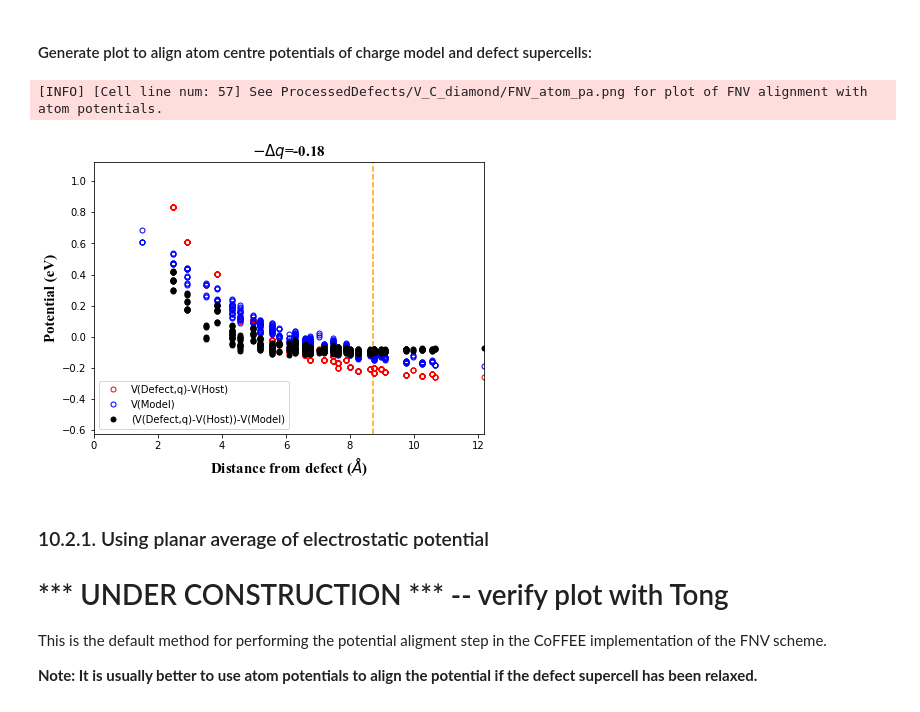
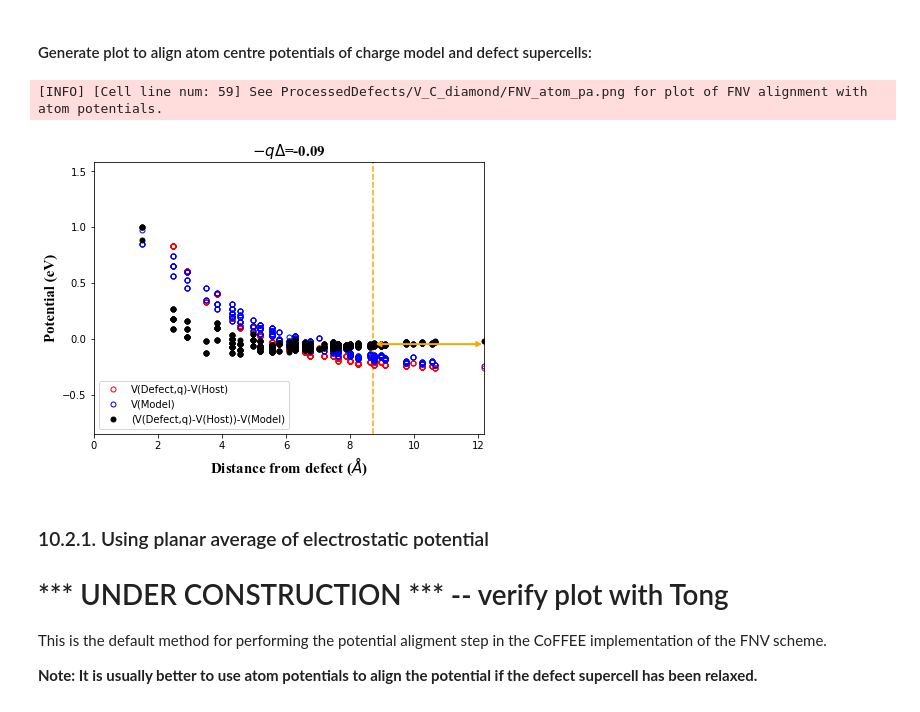
Before and after one commit to skw32/DefectCorrectionsNotebook, a Jupyter notebook: DefectCorrectionsNotebook.ipynb, the cells around one changed output. Drawn from its saved outputs; the diff is of its cells as text; code cells hidden in the pictures.

```diff
--- a/DefectCorrectionsNotebook.ipynb
+++ b/DefectCorrectionsNotebook.ipynb
@@ -117,9 +117,9 @@ from NotebookScripter import receive_parameter
 ### USER INPUTS START BELOW HERE ###
 
 # Dielectric properties of host crystal: electronic+ionic dielectric constants
-dielectric_xx = receive_parameter(dielectric_xx = 7.49)
-dielectric_yy = receive_parameter(dielectric_yy = 6.92)
-dielectric_zz = receive_parameter(dielectric_zz = 7.19)
+dielectric_xx = receive_parameter(dielectric_xx = 5.76)
+dielectric_yy = receive_parameter(dielectric_yy = 5.76)
+dielectric_zz = receive_parameter(dielectric_zz = 5.76)
 
 # Outputs from FHI-aims calculation: dir with all data for final one-shots of all defect supercells (inc. perfect supercell)
 path_to_all_defects = receive_parameter(path_to_all_defects = './sample_data/unrelaxed_defects/V_C_diamond')
@@ -392,7 +400,10 @@ Here the alignment term for the LZ scheme is obtained by aligning planar average
 # %%
 if LZ == True and planar_av_pa == True:
     """
-    LZ potential alignment: q(V_0 - V_host)
+    LZ potential alignment: q(V_q - V_host)
+    #same as the discussion in the on-site atom potential alignment term.
+    #According to the Lany Zunger correction, the potential alignment is according to the atoms potential.
+    #We can still do that via plane-average potential, however, the range to determine the potential alignmetn term is unknown.
     """
     # Unit conversion
     Ha_eV = 27.2116   # hartree to eV
@@ -403,7 +414,7 @@ if LZ == True and planar_av_pa == True:
     Defect_pos = defect_z
     # Locations from FHI-aims output files
     Origin_F = host_planeAv_pot
-    Defect_neutral_F = neutral_defect_planeAv_pot
+    Defect_neutral_F = charged_defect_planeAv_pot
     # Check FHI-aims outputs exist before trying to generate plot
     if not os.path.exists(Origin_F) or not os.path.exists(Defect_neutral_F):
         raise Exception("Required FHI-aims output file not found")
@@ -414,26 +425,18 @@ if LZ == True and planar_av_pa == True:
     X = defect_neutral_pot[:,0]
     Y = charge*(defect_neutral_pot[:,1]*Ha_eV - offset_d - (origin[:,1]*Ha_eV-offset_o))
 
-    #begin ploting q*(V(Defect,0) - V(Host))
-    Y_min = min(Y)
-    Y_max = max(Y)
-    Ymin = Y_min - 0.15*(Y_max-Y_min)
-    Ymax = Y_max + 0.15*(Y_max-Y_min)
+
+    #begin ploting q*(V(Defect,q) - V(Host))
+
     plt.xlim((0,lattice_constant_z))
-    plt.ylim((Ymin,Ymax))
+
     plt.axvline(x=Defect_pos,linestyle='--',color='orange')
+
     plt.plot(X,Y,'or',label='q(V(Defect,0)-V(Host))')
     plt.legend()
     plt.xlabel(r'Z-coordinates ($\AA$)',fontsize=15,fontname = "Times New Roman")
     plt.ylabel('Potential (eV)',fontsize=15,fontname = "Times New Roman")
 
-    plt.clf()
-#    plt.xlim((0,lattice_constant_z))
-#    plt.ylim((Ymin,Ymax))
-    plt.axvline(x=Defect_pos,linestyle='--',color='orange')
-    plt.legend()
-    plt.xlabel(r'Z-coordinates ($\AA$)',fontsize=15,fontname = "Times New Roman")
-    plt.ylabel('Potential (eV)',fontsize=15,fontname = "Times New Roman")
     plt.savefig(LZ_planar_pa_file,dpi=600)
     plt.show(block=False)
 
@@ -511,3 +511,6 @@ if FNV == True:
+# %%
+# sigma = computed_value_from_first_run
+sigma =2.614    # from CoFFEE diamond case, for benchmark only
 # %% [markdown]
 #### Determine cutoff for the Poisson solver based on sigma of Gaussian charge model
 
@@ -725,36 +728,38 @@ if FNV == True and atom_centered_pa == True:
 
     for i in range(Dim):
         #print(Model[i,0])
         if ((Model[i,0] > Rws) and (Model[i,0] < Rwl)):
             value += Diff[i]
             number += 1.0
 
+    value_sample = value/number
     value = defect_charge*value/number
     value = -1.0*value
     value = '%.2f' % value
-    title = r'$-\Delta q$'+'='+str(value)
+    title = r'$-q \Delta $'+'='+str(value)
     y_min = min(Model[:,1])
     y_max = max(Model[:,1])
     Ymin = y_min - 0.5*(y_max-y_min)
     Ymax = y_max + 0.5*(y_max-y_min)
     plt.clf()
     plt.xlim((0,Rwl))
     plt.ylim((Ymin,Ymax))
     plt.axvline(x=Rws,linestyle='--',color='orange')
     plt.title(title,fontsize=15,fontname = "Times New Roman")
     #plt.plot(X1,Y1,'or',label='V(Defect,q)-V(Defect,0)')
     plt.plot(aims_atom_pots[:,0],aims_atom_pots[:,1],'o',ms=5,markerfacecolor='none', markeredgecolor='red',label='V(Defect,q)-V(Host)')
     plt.plot(Model[:,0],Model[:,1],'o',ms=5,markerfacecolor='none', markeredgecolor='blue',label='V(Model)')
     plt.plot(Model[:,0],Diff,'ok',ms=5,label='(V(Defect,q)-V(Host))-V(Model)')
+    plt.annotate(s='', xy=(Rws,value_sample), xytext=(Rwl,value_sample), arrowprops=dict(arrowstyle='<->',color = 'orange',lw = 2.0))
     plt.legend()
     plt.xlabel(r'Distance from defect ($\AA$)',fontsize=15,fontname = "Times New Roman")
     plt.ylabel('Potential (eV)',fontsize=15,fontname = "Times New Roman")
     plt.savefig(FNV_atom_pa_file,dpi=600)
 
     logger.info("See "+str(FNV_atom_pa_file)+" for plot of FNV alignment with atom potentials.")
 # %% [output]
-[INFO] [Cell line num: 57] See ProcessedDefects/V_C_diamond/FNV_atom_pa.png for plot of FNV alignment with atom potentials.
+[INFO] [Cell line num: 59] See ProcessedDefects/V_C_diamond/FNV_atom_pa.png for plot of FNV alignment with atom potentials.
-[figure, old version]
+[figure, new version]
 # %% [markdown]
 ### 10.2.1. Using planar average of electrostatic potential
 
```
Also changed, not shown: parts of 12 cells of this notebook.
